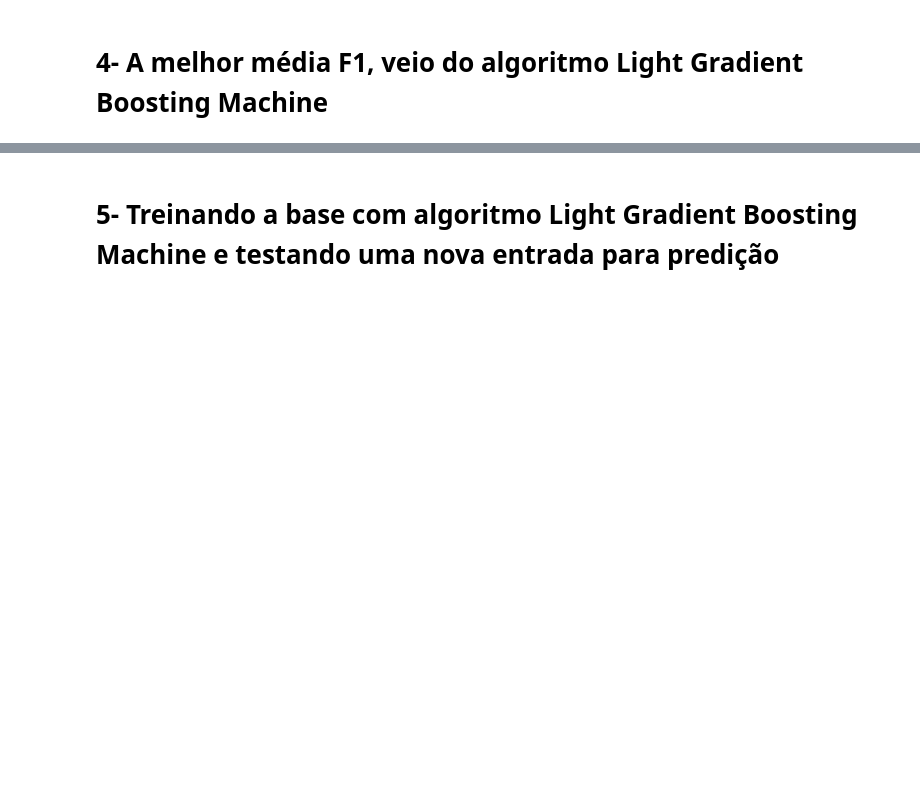
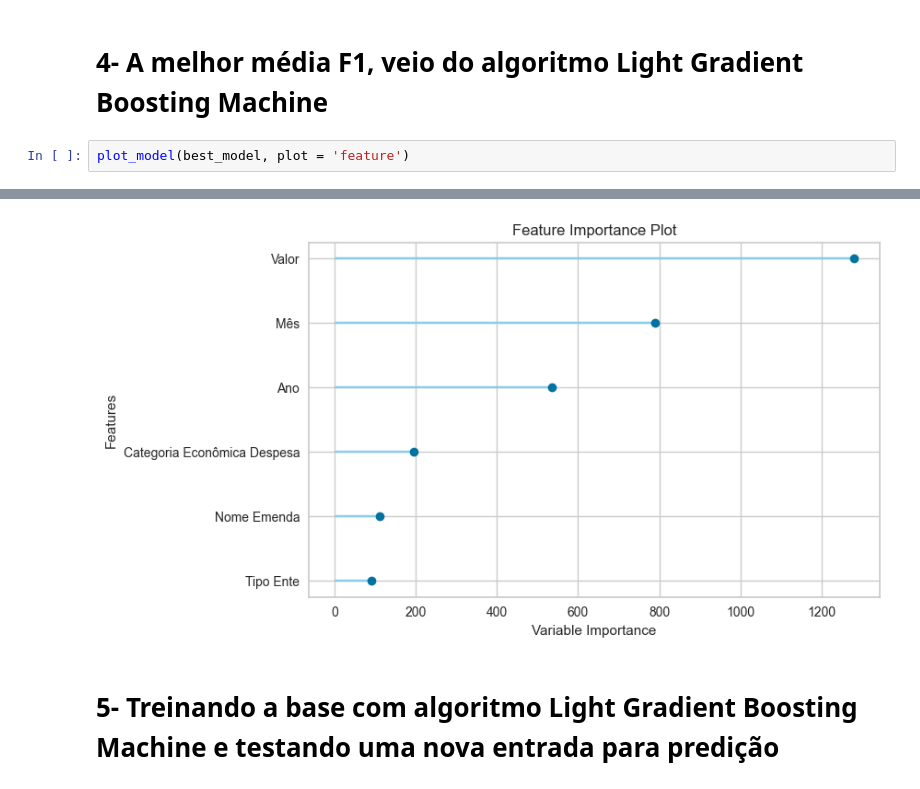
Before and after one commit to CaioMorais02/Projeto_Mineracao_De_Dados, a Jupyter notebook: Projeto.ipynb, the cells around one changed output, grey strips where cells are left out. Drawn from its saved outputs; the diff is of its cells as text; blank space fills up the shorter version.

```diff
--- a/Projeto.ipynb
+++ b/Projeto.ipynb
@@ -254,3 +258,6 @@ LGBMClassifier(boosting_type='gbdt', class_weight=None, colsample_bytree=1.0,
                subsample_for_bin=200000, subsample_freq=0)
 # %% [markdown]
 # 4- A melhor média F1, veio do algoritmo Light Gradient Boosting Machine
+# %%
+plot_model(best_model, plot = 'feature')
+# %% [output]
@@ -257,3 +265,4 @@ LGBMClassifier(boosting_type='gbdt', class_weight=None, colsample_bytree=1.0,
+[figure, added]
 # %% [markdown]
 # 5- Treinando a base com algoritmo Light Gradient Boosting Machine e testando uma nova entrada para predição
 # %%
```
Also changed, not shown: parts of 4 cells of this notebook, 1 other file.
